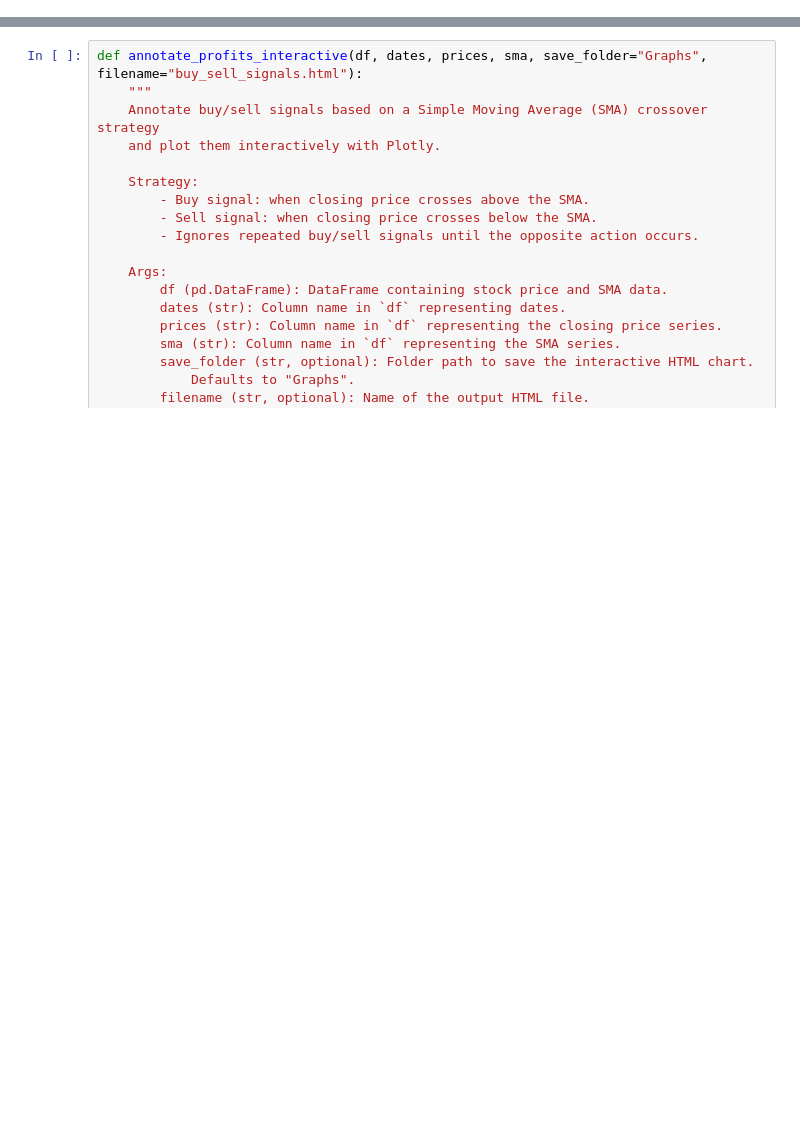
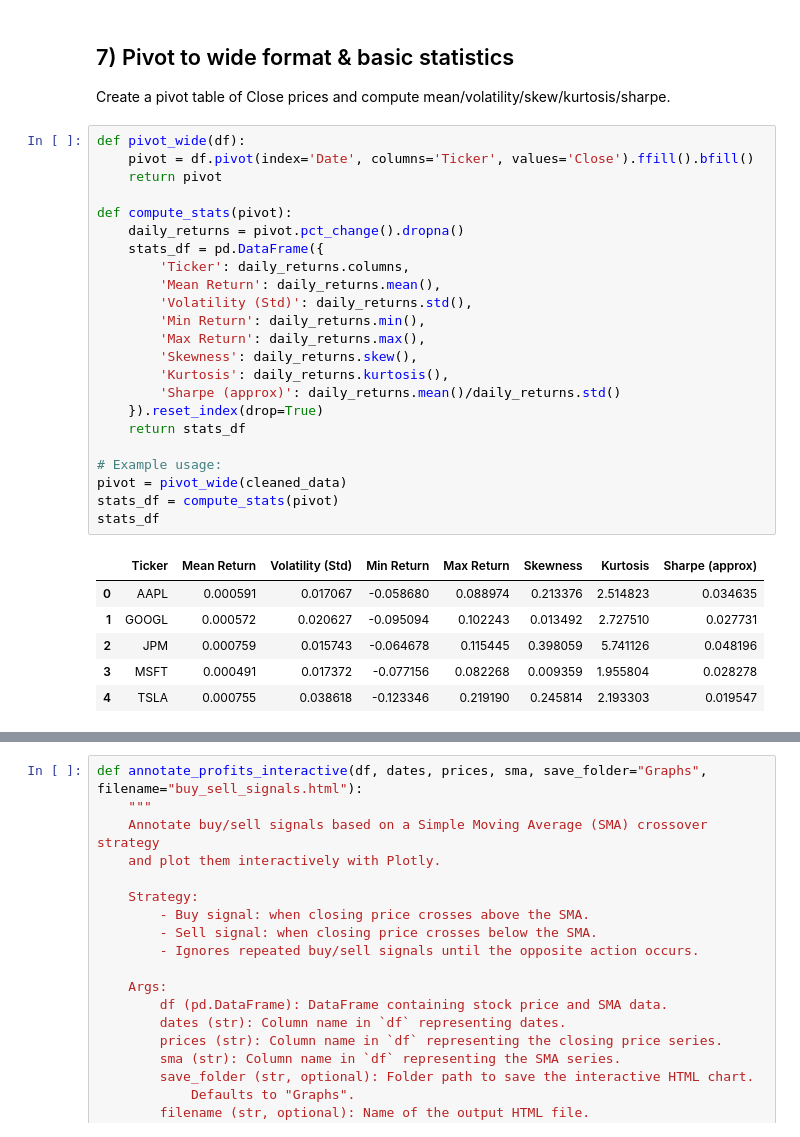
Before and after one commit to bobbob7171/Stock-Market-Trend-Analysis, a Jupyter notebook: EDA.ipynb, the cells around one changed output, grey strips where cells are left out. Drawn from its saved outputs; the diff is of its cells as text; blank space fills up the shorter version.

```diff
--- a/EDA.ipynb
+++ b/EDA.ipynb
@@ -668,0 +404,33 @@ def highlight_streaks_interactive_multi(df, dates, price_cols, save_folder="Grap
+# %% [markdown]
+## 7) Pivot to wide format & basic statistics
+Create a pivot table of Close prices and compute mean/volatility/skew/kurtosis/sharpe.
+# %%
+def pivot_wide(df):
+    pivot = df.pivot(index='Date', columns='Ticker', values='Close').ffill().bfill()
+    return pivot
+
+def compute_stats(pivot):
+    daily_returns = pivot.pct_change().dropna()
+    stats_df = pd.DataFrame({
+        'Ticker': daily_returns.columns,
+        'Mean Return': daily_returns.mean(),
+        'Volatility (Std)': daily_returns.std(),
+        'Min Return': daily_returns.min(),
+        'Max Return': daily_returns.max(),
+        'Skewness': daily_returns.skew(),
+        'Kurtosis': daily_returns.kurtosis(),
+        'Sharpe (approx)': daily_returns.mean()/daily_returns.std()
+    }).reset_index(drop=True)
+    return stats_df
+
+# Example usage:
+pivot = pivot_wide(cleaned_data)
+stats_df = compute_stats(pivot)
+stats_df
+# %% [output]
+|  | Ticker | Mean Return | Volatility (Std) | Min Return | Max Return | Skewness | Kurtosis | Sharpe (approx) |
+| 0 | AAPL | 0.000591 | 0.017067 | -0.058680 | 0.088974 | 0.213376 | 2.514823 | 0.034635 |
+| 1 | GOOGL | 0.000572 | 0.020627 | -0.095094 | 0.102243 | 0.013492 | 2.727510 | 0.027731 |
+| 2 | JPM | 0.000759 | 0.015743 | -0.064678 | 0.115445 | 0.398059 | 5.741126 | 0.048196 |
+| 3 | MSFT | 0.000491 | 0.017372 | -0.077156 | 0.082268 | 0.009359 | 1.955804 | 0.028278 |
+| 4 | TSLA | 0.000755 | 0.038618 | -0.123346 | 0.219190 | 0.245814 | 2.193303 | 0.019547 |
```
Also changed, not shown: parts of 52 cells of this notebook, 18 other files.
